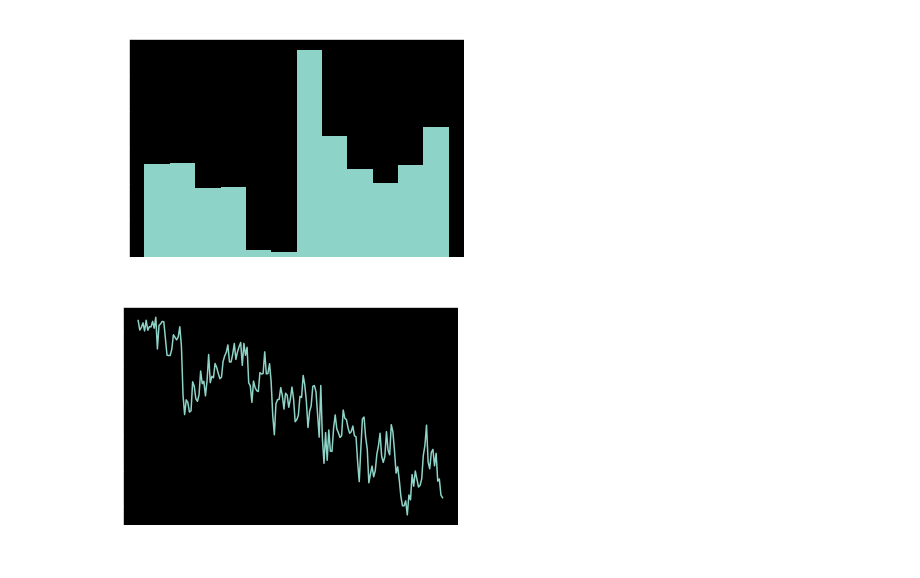
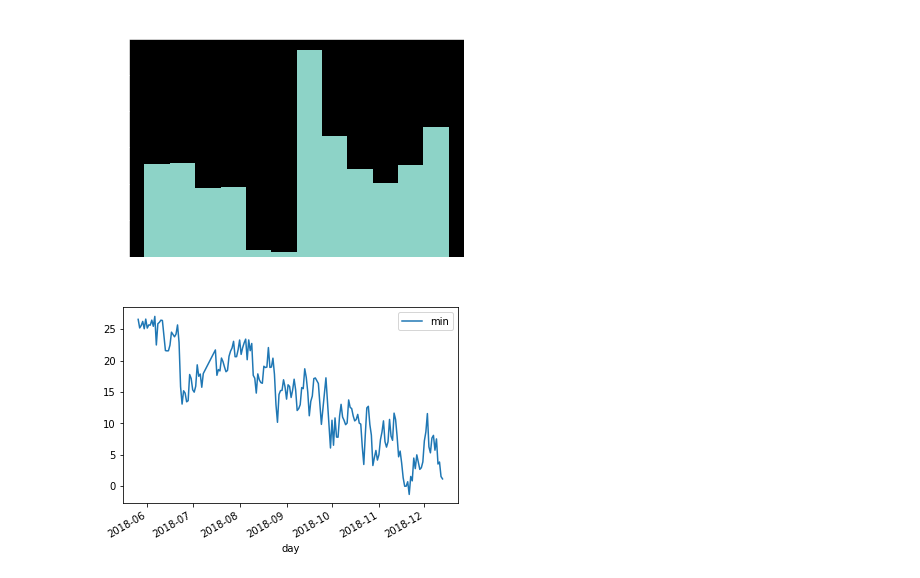
Before and after one commit to VectorWisdom/ml-practicing, a Jupyter notebook: homesensors/analyse.ipynb, the cells around one changed output. Saved outputs shown, nothing was run; the diff lists cells and outputs as text; code cells hidden in the pictures.

```diff
--- a/homesensors/analyse.ipynb
+++ b/homesensors/analyse.ipynb
@@ -17,8 +22,8 @@ ModuleNotFoundError: No module named 'preprocess'
 import numpy as np
 import pandas as pd
 import matplotlib.pyplot as plt
-
-filename = "C:/Users/wassfila/Projects/balcony_temperature.csv"
+# not local, not yet shared on github
+filename = "../balcony_temperature.csv"
 days = csv_2_days_map(filename)
 print(f"nb days loaded = {len(days)}")
 # %% [output]
@@ -54,7 +59,8 @@ plt.show()
 # %%
 series = days_to_array(np_days)
 
-plt.plot(series["min"])
+df = pd.DataFrame(series)
+df.plot('day', 'min')
 plt.show()
 # %% [output]
-[figure, old version]
+[figure, new version]
```
Also changed, not shown: parts of 7 cells of this notebook, 11 other files.
